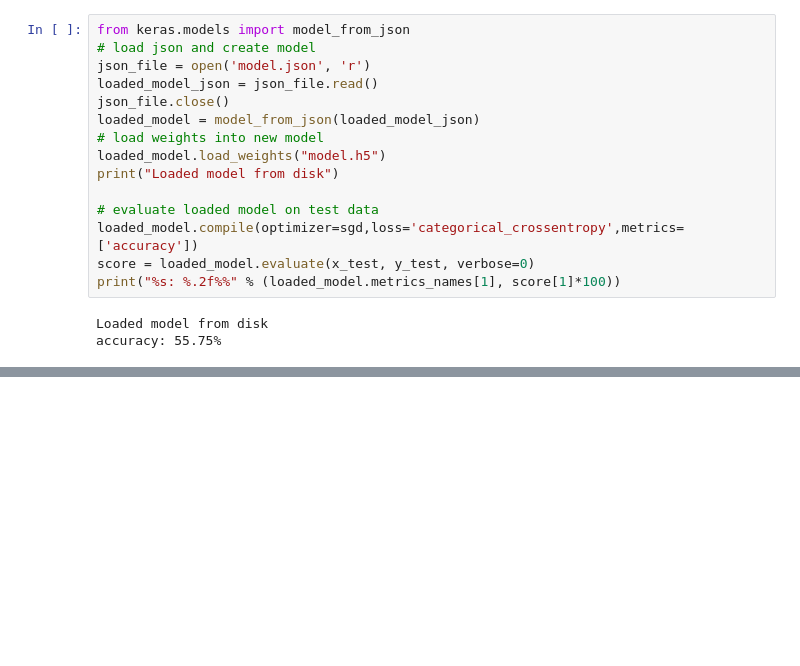
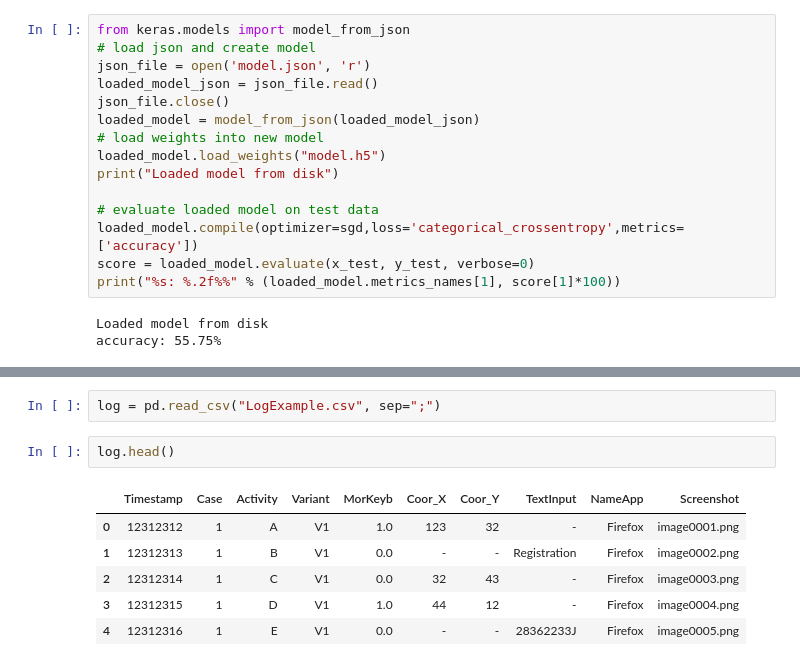
Before and after one commit to a8081/RPA-multi-class-GUI-component-classification, a Jupyter notebook: Transfer_learning_ImageNet.ipynb, the cells around one changed output, grey strips where cells are left out. Cells and saved outputs as stored; diff of their text form; blank space fills up the shorter version.

```diff
--- a/Transfer_learning_ImageNet.ipynb
+++ b/Transfer_learning_ImageNet.ipynb
@@ -867,0 +969,11 @@ accuracy: 55.75%
+# %%
+log = pd.read_csv("LogExample.csv", sep=";")
+# %%
+log.head()
+# %% [output]
+|  | Timestamp | Case | Activity | Variant | MorKeyb | Coor_X | Coor_Y | TextInput | NameApp | Screenshot |
+| 0 | 12312312 | 1 | A | V1 | 1.0 | 123 | 32 | - | Firefox | image0001.png |
+| 1 | 12312313 | 1 | B | V1 | 0.0 | - | - | Registration | Firefox | image0002.png |
+| 2 | 12312314 | 1 | C | V1 | 0.0 | 32 | 43 | - | Firefox | image0003.png |
+| 3 | 12312315 | 1 | D | V1 | 1.0 | 44 | 12 | - | Firefox | image0004.png |
+| 4 | 12312316 | 1 | E | V1 | 0.0 | - | - | 28362233J | Firefox | image0005.png |
```
Also changed, not shown: parts of 29 cells of this notebook, 2 other files.
